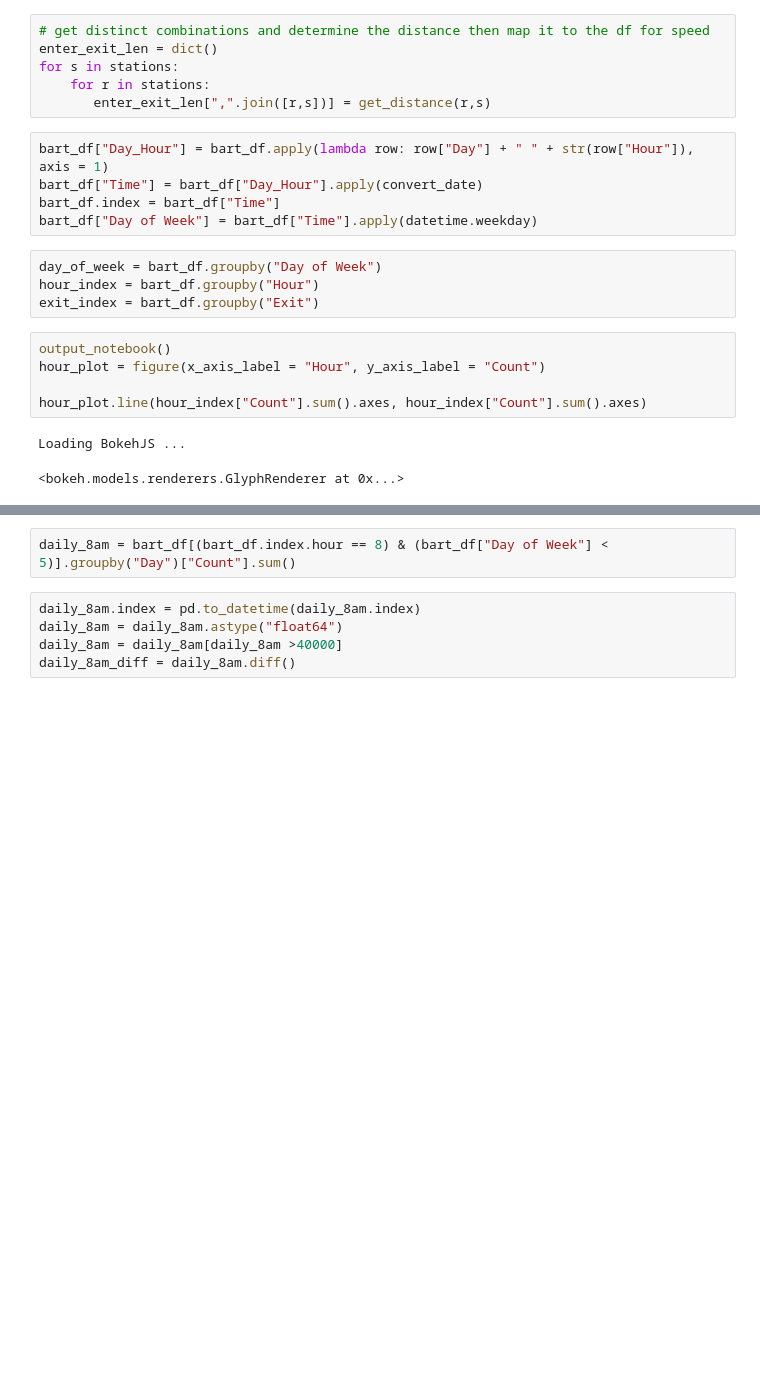
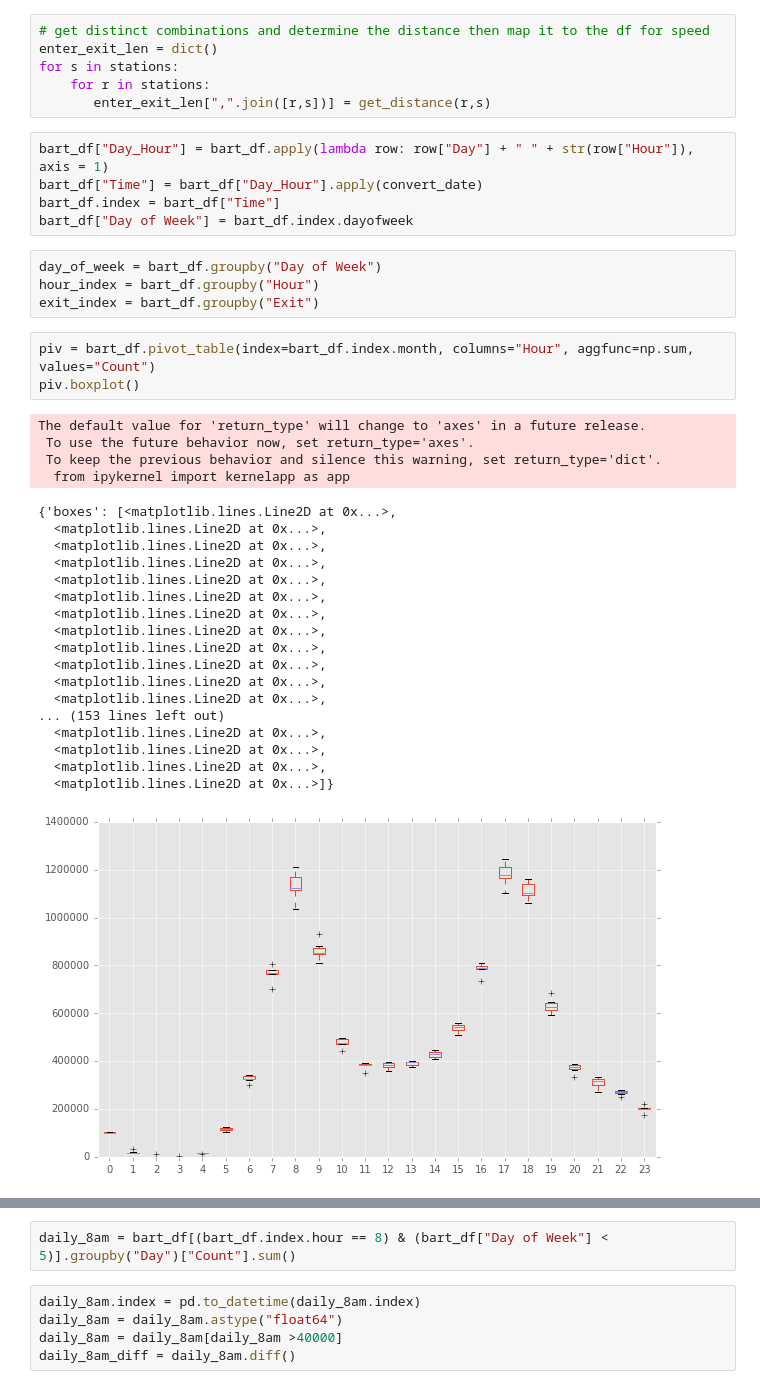
Before and after one commit to ayayron/bart, a Jupyter notebook: BART.ipynb, the cells around one changed output, grey strips where cells are left out. Saved outputs shown, nothing was run; the diff lists cells and outputs as text; blank space fills up the shorter version.

```diff
--- a/BART.ipynb
+++ b/BART.ipynb
@@ -181,16 +208,34 @@ for s in stations:
 bart_df["Day_Hour"] = bart_df.apply(lambda row: row["Day"] + " " + str(row["Hour"]), axis = 1)
 bart_df["Time"] = bart_df["Day_Hour"].apply(convert_date)
 bart_df.index = bart_df["Time"]
-bart_df["Day of Week"] = bart_df["Time"].apply(datetime.weekday)
+bart_df["Day of Week"] = bart_df.index.dayofweek
 # %%
 day_of_week = bart_df.groupby("Day of Week")
 hour_index = bart_df.groupby("Hour")
 exit_index = bart_df.groupby("Exit")
-# %%
-output_notebook()
-hour_plot = figure(x_axis_label = "Hour", y_axis_label = "Count")
-
-hour_plot.line(hour_index["Count"].sum().axes, hour_index["Count"].sum().axes)
-# %% [output]
-Loading BokehJS ...
-<bokeh.models.renderers.GlyphRenderer at 0x...>
+# %%
+piv = bart_df.pivot_table(index=bart_df.index.month, columns="Hour", aggfunc=np.sum, values="Count")
+piv.boxplot()
+# %% [output]
+The default value for 'return_type' will change to 'axes' in a future release.
+ To use the future behavior now, set return_type='axes'.
+ To keep the previous behavior and silence this warning, set return_type='dict'.
+  from ipykernel import kernelapp as app
+{'boxes': [<matplotlib.lines.Line2D at 0x...>,
+  <matplotlib.lines.Line2D at 0x...>,
+  <matplotlib.lines.Line2D at 0x...>,
+  <matplotlib.lines.Line2D at 0x...>,
+  <matplotlib.lines.Line2D at 0x...>,
+  <matplotlib.lines.Line2D at 0x...>,
+  <matplotlib.lines.Line2D at 0x...>,
+  <matplotlib.lines.Line2D at 0x...>,
+  <matplotlib.lines.Line2D at 0x...>,
+  <matplotlib.lines.Line2D at 0x...>,
+  <matplotlib.lines.Line2D at 0x...>,
+  <matplotlib.lines.Line2D at 0x...>,
+... (153 lines left out)
+  <matplotlib.lines.Line2D at 0x...>,
+  <matplotlib.lines.Line2D at 0x...>,
+  <matplotlib.lines.Line2D at 0x...>,
+  <matplotlib.lines.Line2D at 0x...>]}
+[figure, added]
```
Also changed, not shown: parts of 19 cells of this notebook, 1 other file.
